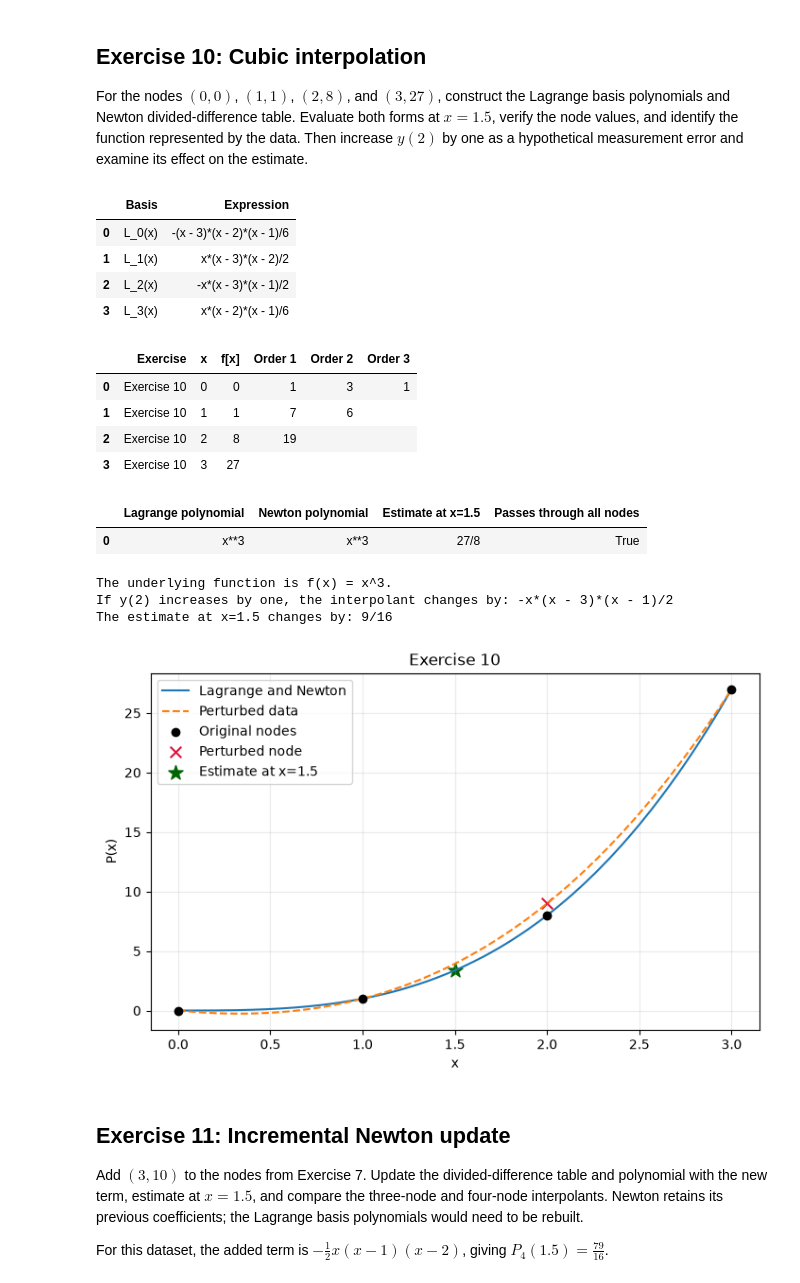
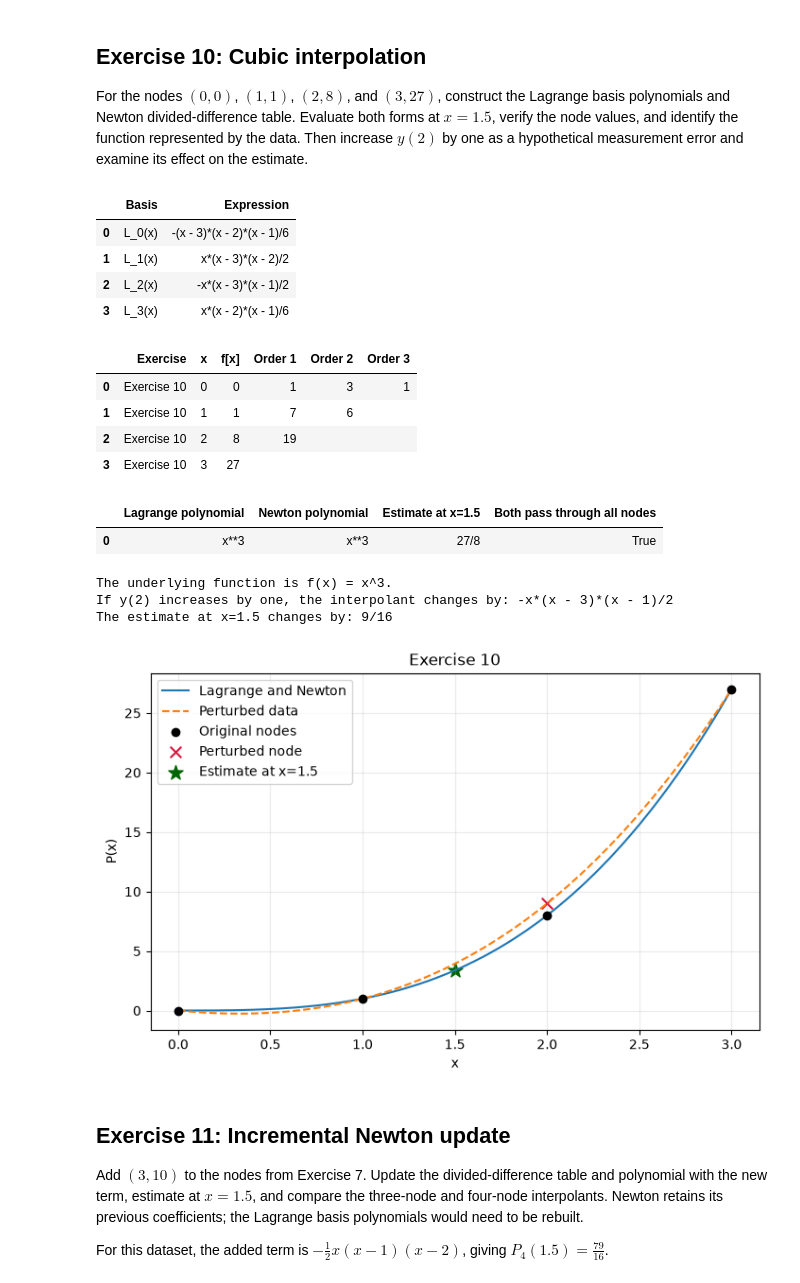
Before and after one commit to DiegoOrtega-UPMH/MathAI-Interpolation, a Jupyter notebook: Interpolacion.ipynb, the cells around one changed output. Cells and saved outputs as stored; diff of their text form; code cells hidden in the pictures.

```diff
--- a/Interpolacion.ipynb
+++ b/Interpolacion.ipynb
@@ -84,8 +84,10 @@ def newton_evaluate(points, value):
         term *= value - xi
     return sp.simplify(total)
 
-def show_difference_table(points, exercise):
-    exact, table = divided_difference_table(points)
+def display_difference_table(exercise, points, table=None):
+    if table is None:
+        _, table = divided_difference_table(points)
+    exact = rational_points(points)
     columns = ["x", "f[x]"] + [f"Order {order}" for order in range(1, len(exact))]
     rows = [
         [str(xi)] + ["" if table[row][order] is None else str(table[row][order]) for order in range(len(exact))]
@@ -396,43 +400,44 @@ assert lagrange_estimate10 == newton_estimate10 == sp.Rational(27, 8)
 assert lagrange_evaluate(points10, target10) == lagrange_estimate10
 assert newton_evaluate(points10, target10) == newton_estimate10
 assert all(sp.simplify(lagrange10.subs(x_symbol, x) - y) == 0 for x, y in rational_points(points10))
+assert all(sp.simplify(newton10.subs(x_symbol, x) - y) == 0 for x, y in rational_points(points10))
 
 basis_table = pd.DataFrame({"Basis": [f"L_{i}(x)" for i in range(len(bases10))], "Expression": list(map(str, bases10))})
 display(basis_table)
 display_difference_table("Exercise 10", points10, table10)
-display(pd.DataFrame([{"Lagrange polynomial": str(lagrange10), "Newton polynomial": str(newton10), "Estimate at x=1.5": str(lagrange_estimate10), "Passes through all nodes": True}]))
+display(pd.DataFrame([{"Lagrange polynomial": str(lagrange10), "Newton polynomial": str(newton10), "Estimate at x=1.5": str(lagrange_estimate10), "Both pass through all nodes": True}]))
 print("The underlying function is f(x) = x^3.")
 
 perturbed_points10 = [(x, y + 1 if x == 2 else y) for x, y in points10]
 perturbed10, _ = lagrange_polynomial(perturbed_points10)
 measurement_effect = sp.factor(perturbed10 - lagrange10)
 perturbed_estimate = sp.simplify(perturbed10.subs(x_symbol, target10))
 print("If y(2) increases by one, the interpolant changes by:", measurement_effect)
 print("The estimate at x=1.5 changes by:", sp.simplify(perturbed_estimate - lagrange_estimate10))
 
 x_values = np.linspace(0, 3, 300)
 fig, ax = plt.subplots(figsize=(7, 4.5), constrained_layout=True)
 ax.plot(x_values, [float(lagrange10.subs(x_symbol, value)) for value in x_values], label="Lagrange and Newton")
 ax.plot(x_values, [float(perturbed10.subs(x_symbol, value)) for value in x_values], linestyle="--", label="Perturbed data")
 ax.scatter(*zip(*points10), color="black", label="Original nodes", zorder=3)
 ax.scatter([2], [9], marker="x", color="crimson", s=70, label="Perturbed node")
 ax.scatter([1.5], [float(lagrange_estimate10)], marker="*", color="darkgreen", s=130, label="Estimate at x=1.5")
 ax.set(title="Exercise 10", xlabel="x", ylabel="P(x)")
 ax.grid(alpha=0.25)
 ax.legend()
 plt.show()
 # %% [output]
 |  | Basis | Expression |
 | 0 | L_0(x) | -(x - 3)*(x - 2)*(x - 1)/6 |
 | 1 | L_1(x) | x*(x - 3)*(x - 2)/2 |
 | 2 | L_2(x) | -x*(x - 3)*(x - 1)/2 |
 | 3 | L_3(x) | x*(x - 2)*(x - 1)/6 |
 |  | Exercise | x | f[x] | Order 1 | Order 2 | Order 3 |
 | 0 | Exercise 10 | 0 | 0 | 1 | 3 | 1 |
 | 1 | Exercise 10 | 1 | 1 | 7 | 6 |  |
 | 2 | Exercise 10 | 2 | 8 | 19 |  |  |
 | 3 | Exercise 10 | 3 | 27 |  |  |  |
-|  | Lagrange polynomial | Newton polynomial | Estimate at x=1.5 | Passes through all nodes |
+|  | Lagrange polynomial | Newton polynomial | Estimate at x=1.5 | Both pass through all nodes |
 | 0 | x**3 | x**3 | 27/8 | True |
 The underlying function is f(x) = x^3.
 If y(2) increases by one, the interpolant changes by: -x*(x - 3)*(x - 1)/2
```
Also changed, not shown: parts of 2 cells of this notebook.
